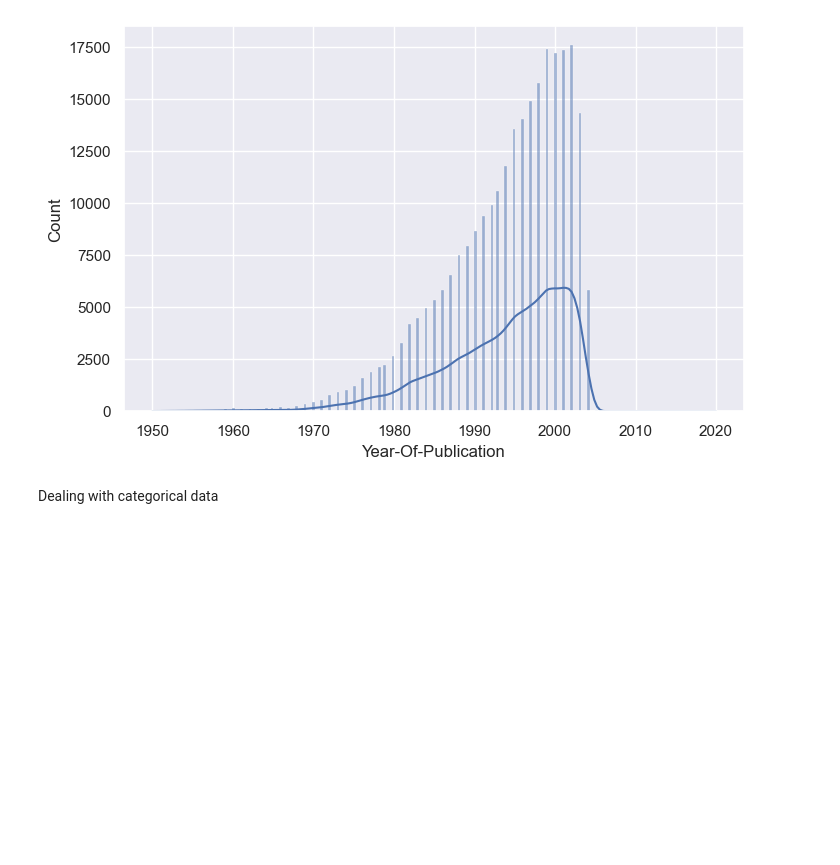
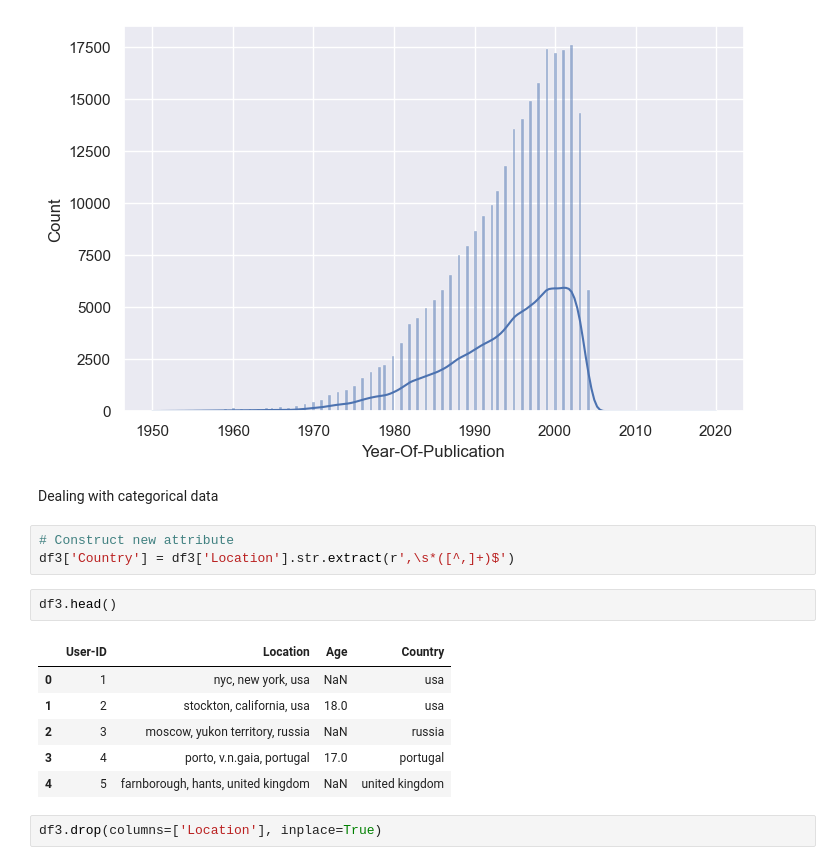
Before and after one commit to flo-shi/Recommender-System, a Jupyter notebook: recommenda system.ipynb, the cells around one changed output. Cells and saved outputs as stored; diff of their text form; blank space fills up the shorter version.

```diff
--- a/recommenda system.ipynb
+++ b/recommenda system.ipynb
@@ -267,3 +264,17 @@ ax = sns.histplot(data=df1, x = 'Year-Of-Publication', kde=True)
 [figure]
 # %% [markdown]
 Dealing with categorical data
+# %%
+# Construct new attribute
+df3['Country'] = df3['Location'].str.extract(r',\s*([^,]+)$')
+# %%
+df3.head()
+# %% [output]
+|  | User-ID | Location | Age | Country |
+| 0 | 1 | nyc, new york, usa | NaN | usa |
+| 1 | 2 | stockton, california, usa | 18.0 | usa |
+| 2 | 3 | moscow, yukon territory, russia | NaN | russia |
+| 3 | 4 | porto, v.n.gaia, portugal | 17.0 | portugal |
+| 4 | 5 | farnborough, hants, united kingdom | NaN | united kingdom |
+# %%
+df3.drop(columns=['Location'], inplace=True)
```
Also changed, not shown: parts of 6 cells of this notebook.
